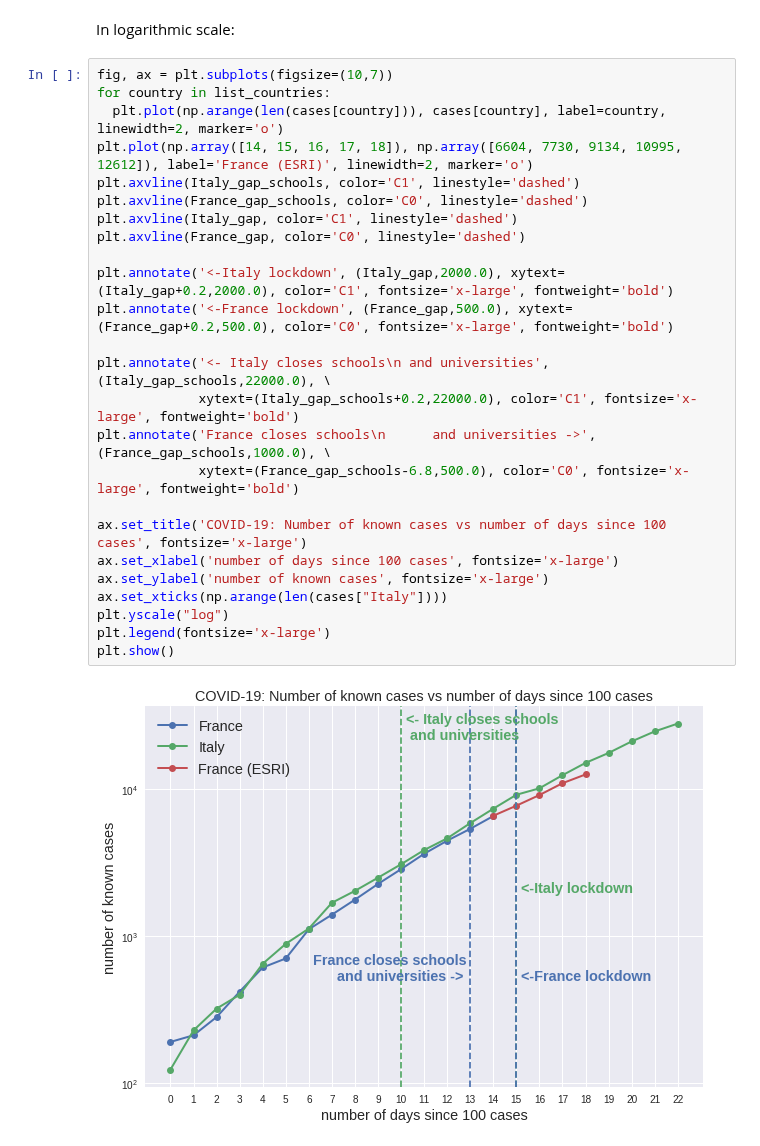
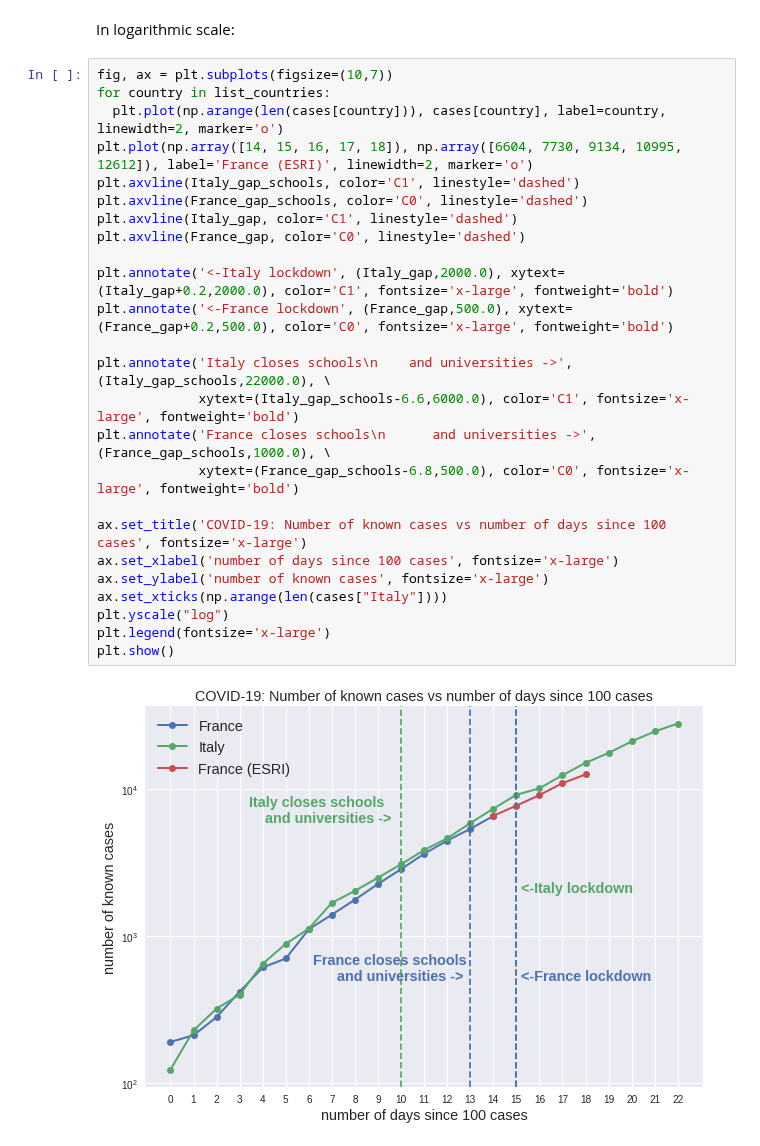
Before and after one commit to alonsosilvaallende/COVID-19, a Jupyter notebook: COVID_19_Known_Cases.ipynb, the cells around one changed output. Cells and saved outputs as stored; diff of their text form.

```diff
--- a/COVID_19_Known_Cases.ipynb
+++ b/COVID_19_Known_Cases.ipynb
@@ -80,27 +76,27 @@ In logarithmic scale:
 # %%
 fig, ax = plt.subplots(figsize=(10,7))
 for country in list_countries:
   plt.plot(np.arange(len(cases[country])), cases[country], label=country, linewidth=2, marker='o')
 plt.plot(np.array([14, 15, 16, 17, 18]), np.array([6604, 7730, 9134, 10995, 12612]), label='France (ESRI)', linewidth=2, marker='o')
 plt.axvline(Italy_gap_schools, color='C1', linestyle='dashed')
 plt.axvline(France_gap_schools, color='C0', linestyle='dashed')
 plt.axvline(Italy_gap, color='C1', linestyle='dashed')
 plt.axvline(France_gap, color='C0', linestyle='dashed')
 
 plt.annotate('<-Italy lockdown', (Italy_gap,2000.0), xytext=(Italy_gap+0.2,2000.0), color='C1', fontsize='x-large', fontweight='bold')
 plt.annotate('<-France lockdown', (France_gap,500.0), xytext=(France_gap+0.2,500.0), color='C0', fontsize='x-large', fontweight='bold')
 
-plt.annotate('<- Italy closes schools\n and universities', (Italy_gap_schools,22000.0), \
-             xytext=(Italy_gap_schools+0.2,22000.0), color='C1', fontsize='x-large', fontweight='bold')
+plt.annotate('Italy closes schools\n    and universities ->', (Italy_gap_schools,22000.0), \
+             xytext=(Italy_gap_schools-6.6,6000.0), color='C1', fontsize='x-large', fontweight='bold')
 plt.annotate('France closes schools\n      and universities ->', (France_gap_schools,1000.0), \
              xytext=(France_gap_schools-6.8,500.0), color='C0', fontsize='x-large', fontweight='bold')
 
 ax.set_title('COVID-19: Number of known cases vs number of days since 100 cases', fontsize='x-large')
 ax.set_xlabel('number of days since 100 cases', fontsize='x-large')
 ax.set_ylabel('number of known cases', fontsize='x-large')
 ax.set_xticks(np.arange(len(cases["Italy"])))
 plt.yscale("log")
 plt.legend(fontsize='x-large')
 plt.show()
 # %% [output]
-[figure, old version]
+[figure, new version]
```
Also changed, not shown: parts of 2 cells of this notebook.
